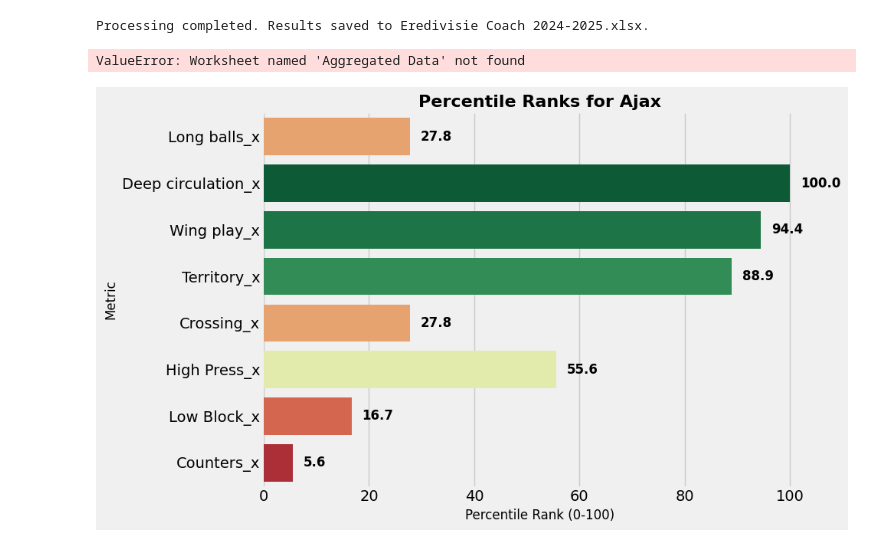
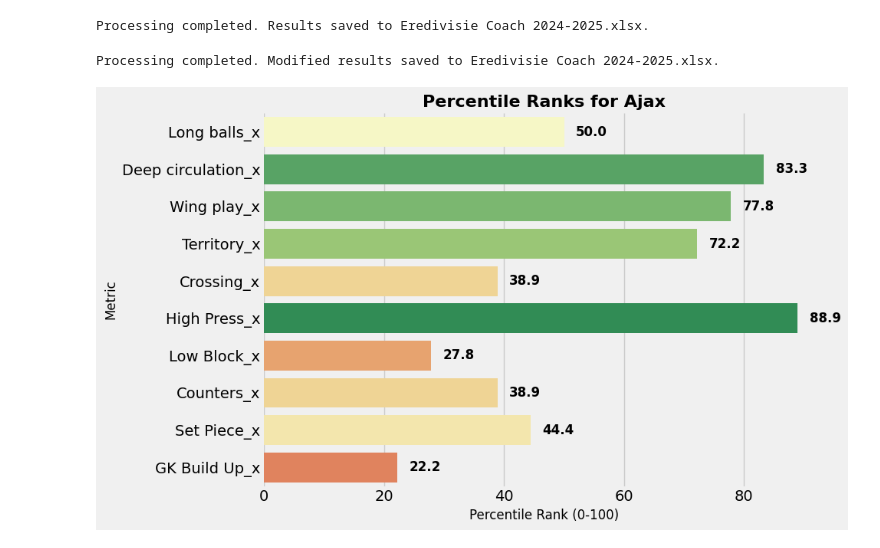
Before and after one commit to marclamberts/football-analysis, a Jupyter notebook: Python/Team Styles - 2025.ipynb, the cells around one changed output. Saved outputs shown, nothing was run; the diff lists cells and outputs as text; code cells hidden in the pictures.

```diff
--- a/Python/Team Styles - 2025.ipynb
+++ b/Python/Team Styles - 2025.ipynb
@@ -173,7 +223,7 @@ xls = pd.ExcelFile(input_file)
 final_result = pd.read_excel(xls, sheet_name='Aggregated Data')
 
 # Define the columns to calculate the percentile ranks for
-columns_to_rank = ['Long balls', 'Deep circulation', 'Wing play', 'Territory', 'Crossing', 'High Press', 'Low Block', 'Counters']
+columns_to_rank = ['Long balls', 'Deep circulation', 'Wing play', 'Territory', 'Crossing', 'High Press', 'Low Block', 'Counters', 'Set Piece']
 
 # Calculate the percentile ranks per contestantId for each of the defined columns
 percentile_ranks = final_result[columns_to_rank].rank(pct=True, method='average')
@@ -201,7 +251,7 @@ with pd.ExcelWriter(output_file) as writer:
 
 print(f"Processing completed. Modified results saved to {output_file}.")
 # %% [output]
-ValueError: Worksheet named 'Aggregated Data' not found
+Processing completed. Modified results saved to Eredivisie Coach 2024-2025.xlsx.
 # %%
 import pandas as pd
 import matplotlib.pyplot as plt
@@ -225,12 +275,12 @@ final_result.columns = final_result.columns.str.strip()  # Clean column names
 final_result['team'] = final_result['contestantId'].map(id_to_team)
 
 # Filter for Ajax team
-ajax_data = final_result[final_result['team'] == 'Ajax']
+ajax_data = final_result[final_result['team'] == 'PSV']
 
 if not ajax_data.empty:
     # List of columns to rank
     columns_to_rank = ['Long balls_x', 'Deep circulation_x', 'Wing play_x', 'Territory_x',
-                       'Crossing_x', 'High Press_x', 'Low Block_x', 'Counters_x']
+                       'Crossing_x', 'High Press_x', 'Low Block_x', 'Counters_x', 'Set Piece_x', 'GK Build Up_x']
 
     # Check if columns exist
     missing_columns = [col for col in columns_to_rank if col not in ajax_data.columns]
@@ -241,33 +291,33 @@ if not ajax_data.empty:
         percentile_ranks = final_result[columns_to_rank].apply(lambda x: x.rank(pct=True) * 100, axis=0)
 
         # Extract percentile ranks for Ajax players
-        ajax_percentiles = percentile_ranks[final_result['team'] == 'Ajax'].mean()  # Take mean if multiple players
+        ajax_percentiles = percentile_ranks[final_result['team'] == 'AZ'].mean()  # Take mean if multiple players
 
         # Define a red-green color gradient based on values
         norm = plt.Normalize(0, 100)
         colors = sns.color_palette("RdYlGn", as_cmap=True)(norm(ajax_percentiles.values))
 
         # Create a horizontal bar plot
         fig, ax = plt.subplots(figsize=(10, 6))
         bars = sns.barplot(x=ajax_percentiles.values, y=ajax_percentiles.index, palette=colors, ax=ax)
 
         # Add values at the end of bars
         for bar, value in zip(bars.patches, ajax_percentiles.values):
             ax.text(bar.get_width() + 2, bar.get_y() + bar.get_height() / 2, f"{value:.1f}",
                     ha='left', va='center', fontsize=12, fontweight='bold')
 
         # Add titles and labels
         ax.set_title("Percentile Ranks for Ajax", fontsize=16, fontweight='bold')
         ax.set_xlabel('Percentile Rank (0-100)', fontsize=12)
         ax.set_ylabel('Metric', fontsize=12)
 
         # Remove unnecessary chart borders for a cleaner look
         sns.despine(left=True, bottom=True)
 
         # Show the plot
         plt.tight_layout()
         plt.show()
 else:
     print("No data found for Ajax.")
 # %% [output]
-[figure, old version]
+[figure, new version]
```
Also changed, not shown: parts of 1 cell of this notebook, 1 other file.
